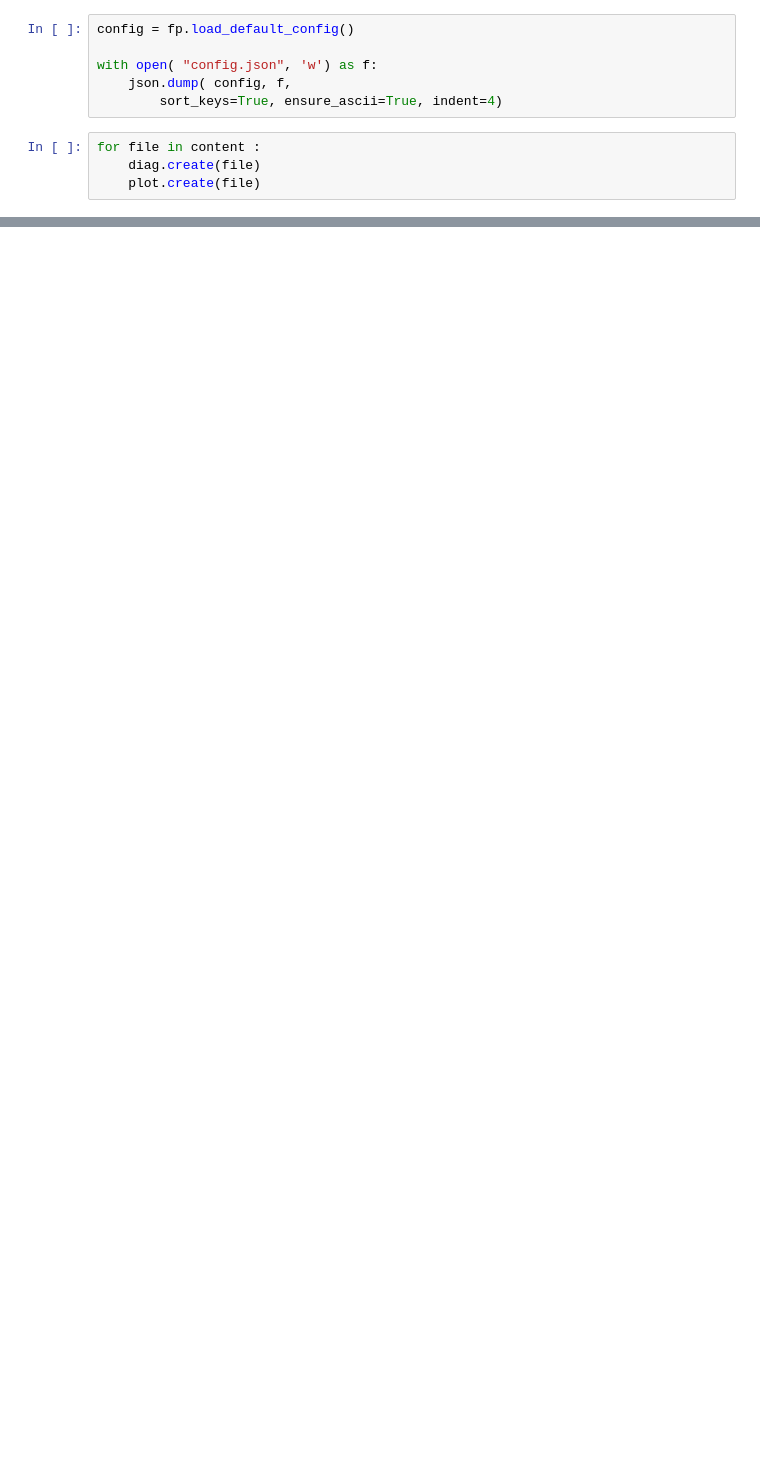
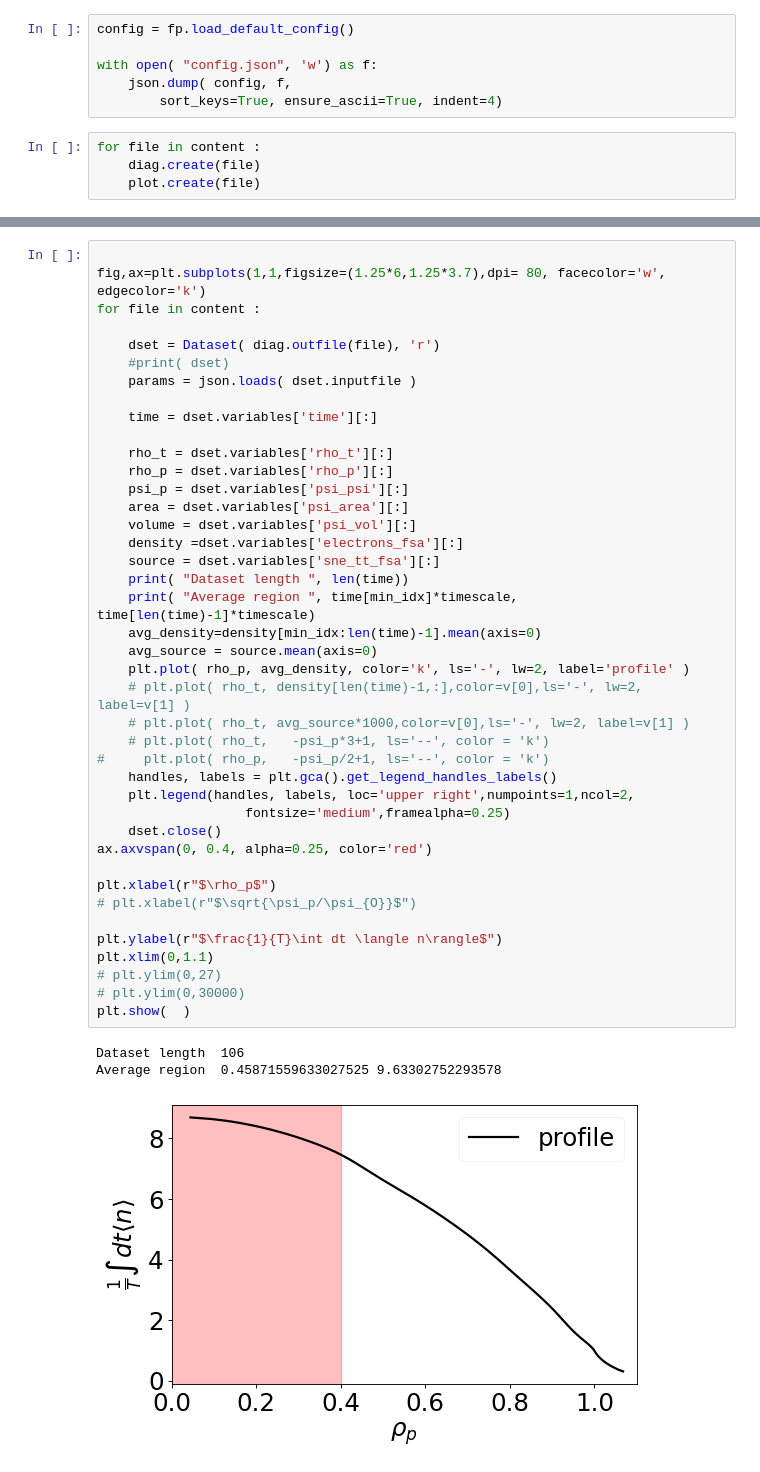
Before and after one commit to mwiesenberger/data-analysis-3d, a Jupyter notebook: Conservation.ipynb, the cells around one changed output, grey strips where cells are left out. Saved outputs shown, nothing was run; the diff lists cells and outputs as text; blank space fills up the shorter version.

```diff
--- a/Conservation.ipynb
+++ b/Conservation.ipynb
@@ -219,0 +272,45 @@ Rho 0.997987470261
+# %%
+
+fig,ax=plt.subplots(1,1,figsize=(1.25*6,1.25*3.7),dpi= 80, facecolor='w', edgecolor='k')
+for file in content :
+
+    dset = Dataset( diag.outfile(file), 'r')
+    #print( dset)
+    params = json.loads( dset.inputfile )
+
+    time = dset.variables['time'][:]
+
+    rho_t = dset.variables['rho_t'][:]
+    rho_p = dset.variables['rho_p'][:]
+    psi_p = dset.variables['psi_psi'][:]
+    area = dset.variables['psi_area'][:]
+    volume = dset.variables['psi_vol'][:]
+    density =dset.variables['electrons_fsa'][:]
+    source = dset.variables['sne_tt_fsa'][:]
+    print( "Dataset length ", len(time))
+    print( "Average region ", time[min_idx]*timescale, time[len(time)-1]*timescale)
+    avg_density=density[min_idx:len(time)-1].mean(axis=0)
+    avg_source = source.mean(axis=0)
+    plt.plot( rho_p, avg_density, color='k', ls='-', lw=2, label='profile' )
+    # plt.plot( rho_t, density[len(time)-1,:],color=v[0],ls='-', lw=2, label=v[1] )
+    # plt.plot( rho_t, avg_source*1000,color=v[0],ls='-', lw=2, label=v[1] )
+    # plt.plot( rho_t,   -psi_p*3+1, ls='--', color = 'k')
+#     plt.plot( rho_p,   -psi_p/2+1, ls='--', color = 'k')
+    handles, labels = plt.gca().get_legend_handles_labels()
+    plt.legend(handles, labels, loc='upper right',numpoints=1,ncol=2,
+                   fontsize='medium',framealpha=0.25)
+    dset.close()
+ax.axvspan(0, 0.4, alpha=0.25, color='red')
+
+plt.xlabel(r"$\rho_p$")
+# plt.xlabel(r"$\sqrt{\psi_p/\psi_{O}}$")
+
+plt.ylabel(r"$\frac{1}{T}\int dt \langle n\rangle$")
+plt.xlim(0,1.1)
+# plt.ylim(0,27)
+# plt.ylim(0,30000)
+plt.show(  )
+# %% [output]
+Dataset length  106
+Average region  0.45871559633027525 9.63302752293578
+[figure, added]
```
Also changed, not shown: parts of 12 cells of this notebook.
